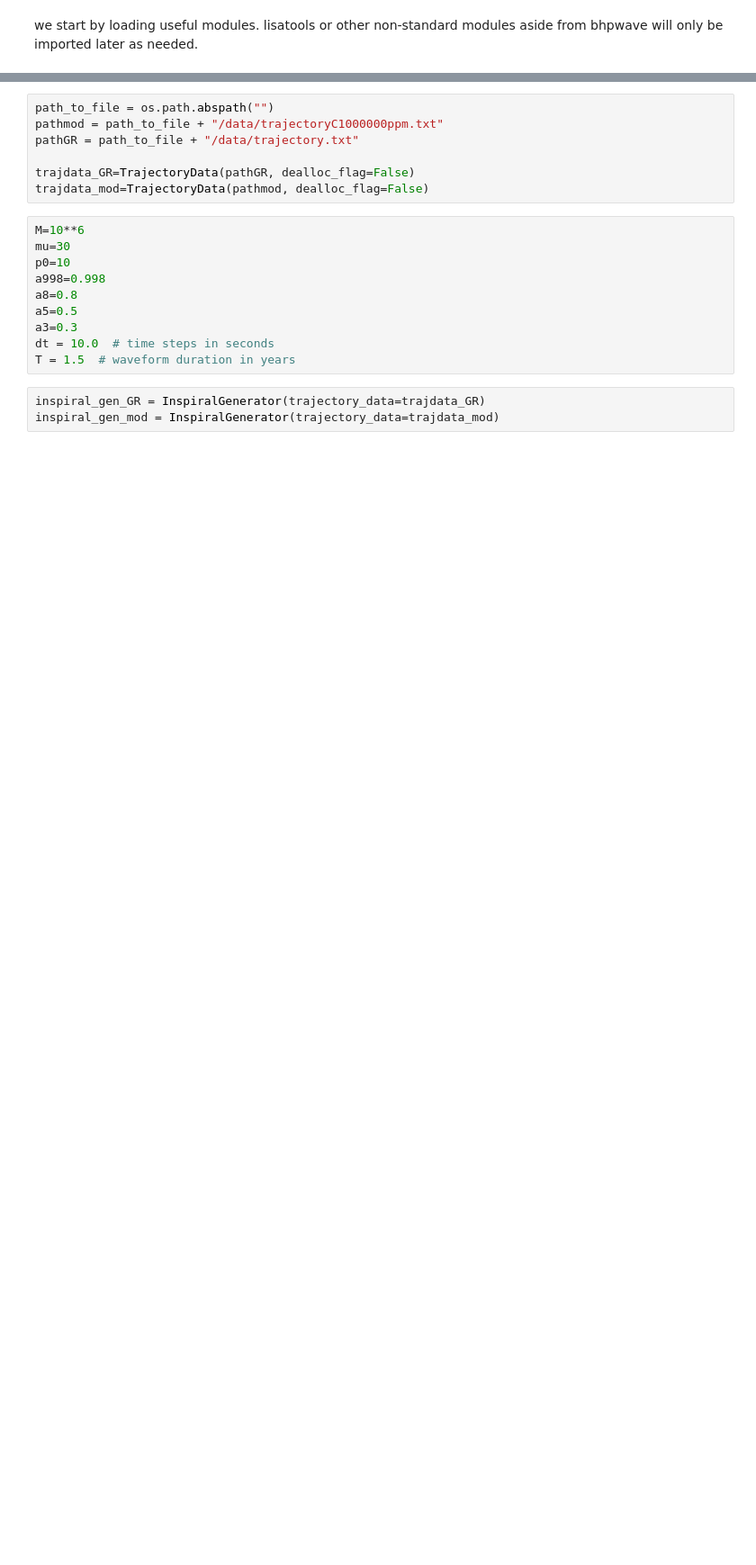
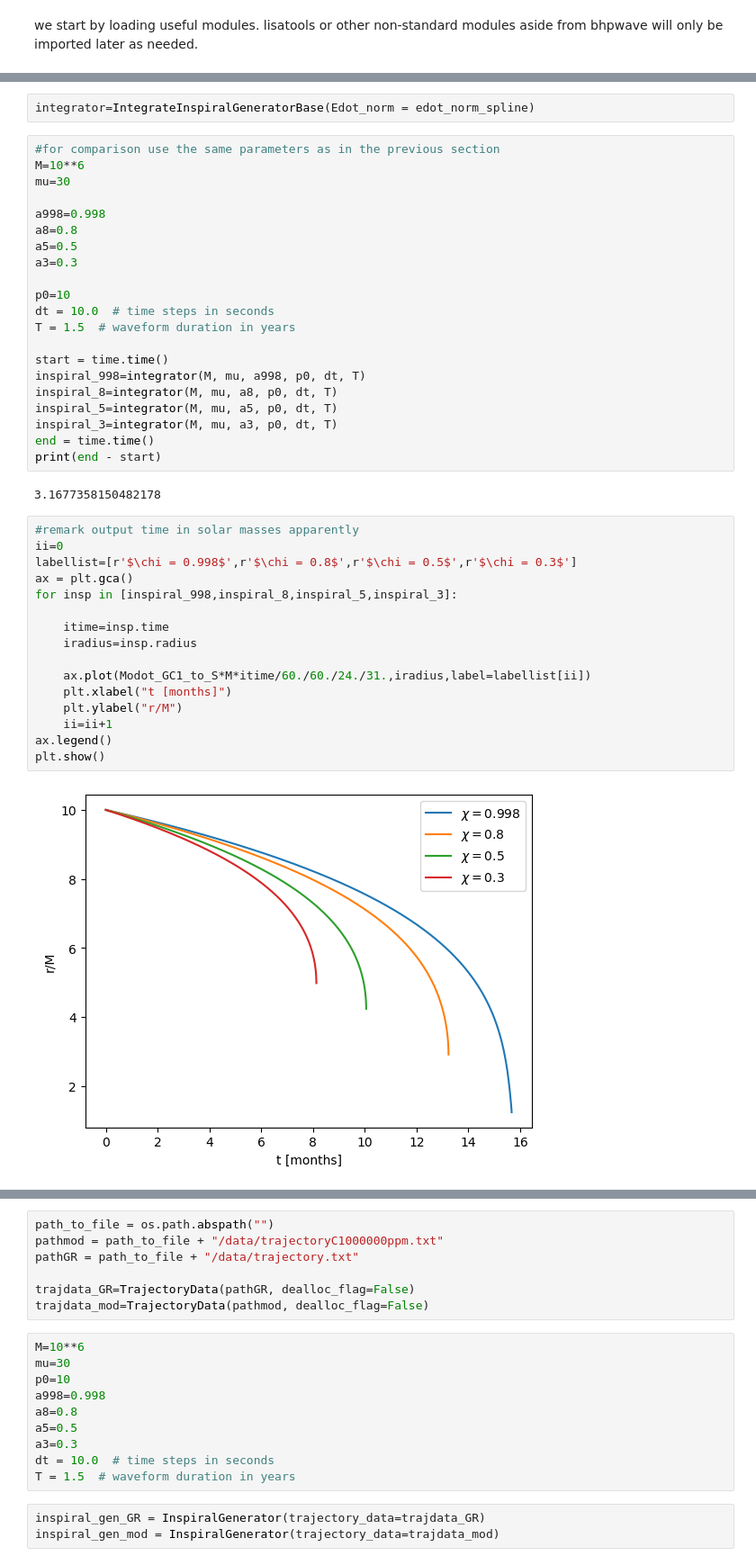
Before and after one commit to KwintenF/bhpwave, a Jupyter notebook: Example_Tidal_Heating.ipynb, the cells around one changed output, grey strips where cells are left out. Shown at 90% size. Cells and saved outputs as stored; diff of their text form; blank space fills up the shorter version.

```diff
--- a/Example_Tidal_Heating.ipynb
+++ b/Example_Tidal_Heating.ipynb
@@ -137 +118,44 @@ plt.show()
+# %%
+integrator=IntegrateInspiralGeneratorBase(Edot_norm = edot_norm_spline)
+# %%
+#for comparison use the same parameters as in the previous section
+M=10**6
+mu=30
+
+a998=0.998
+a8=0.8
+a5=0.5
+a3=0.3
+
+p0=10
+dt = 10.0  # time steps in seconds
+T = 1.5  # waveform duration in years
+
+start = time.time()
+inspiral_998=integrator(M, mu, a998, p0, dt, T)
+inspiral_8=integrator(M, mu, a8, p0, dt, T)
+inspiral_5=integrator(M, mu, a5, p0, dt, T)
+inspiral_3=integrator(M, mu, a3, p0, dt, T)
+end = time.time()
+print(end - start)
+# %% [output]
+3.1677358150482178
+# %%
+#remark output time in solar masses apparently
+ii=0
+labellist=[r'$\chi = 0.998$',r'$\chi = 0.8$',r'$\chi = 0.5$',r'$\chi = 0.3$']
+ax = plt.gca()
+for insp in [inspiral_998,inspiral_8,inspiral_5,inspiral_3]:
+
+    itime=insp.time
+    iradius=insp.radius
+
+    ax.plot(Modot_GC1_to_S*M*itime/60./60./24./31.,iradius,label=labellist[ii])
+    plt.xlabel("t [months]")
+    plt.ylabel("r/M")
+    ii=ii+1
+ax.legend()
+plt.show()
+# %% [output]
+[figure, added]
 # %% [markdown]
```
Also changed, not shown: parts of 29 cells of this notebook, 1 other file.
